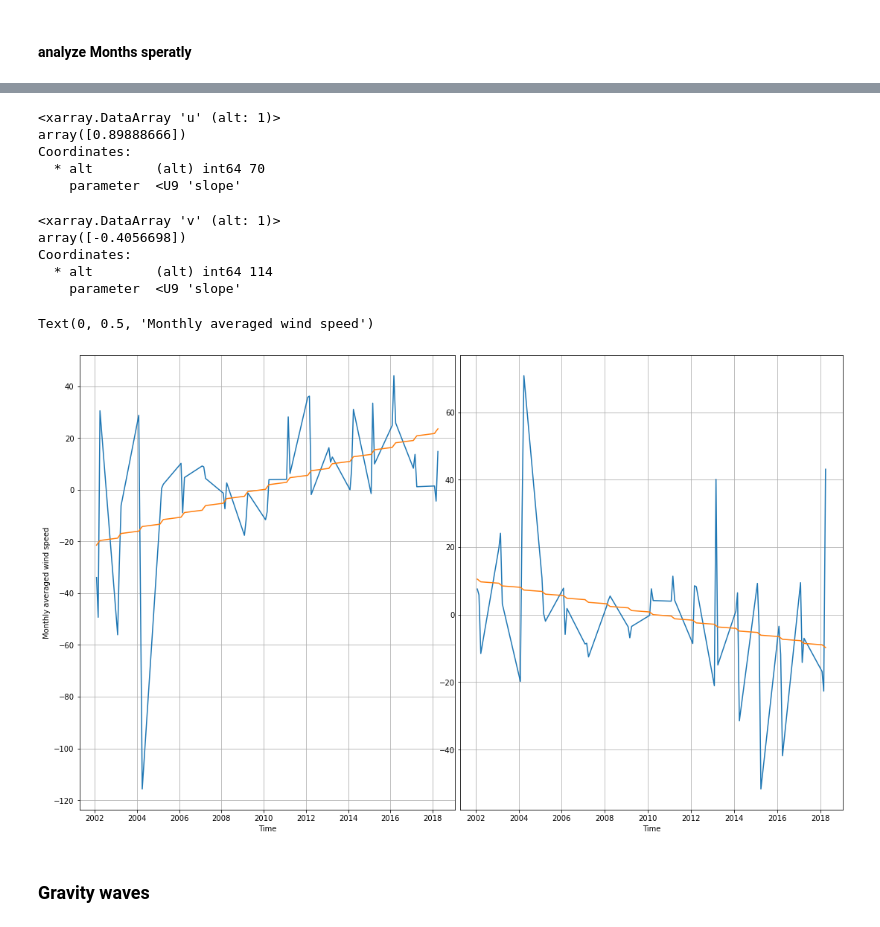
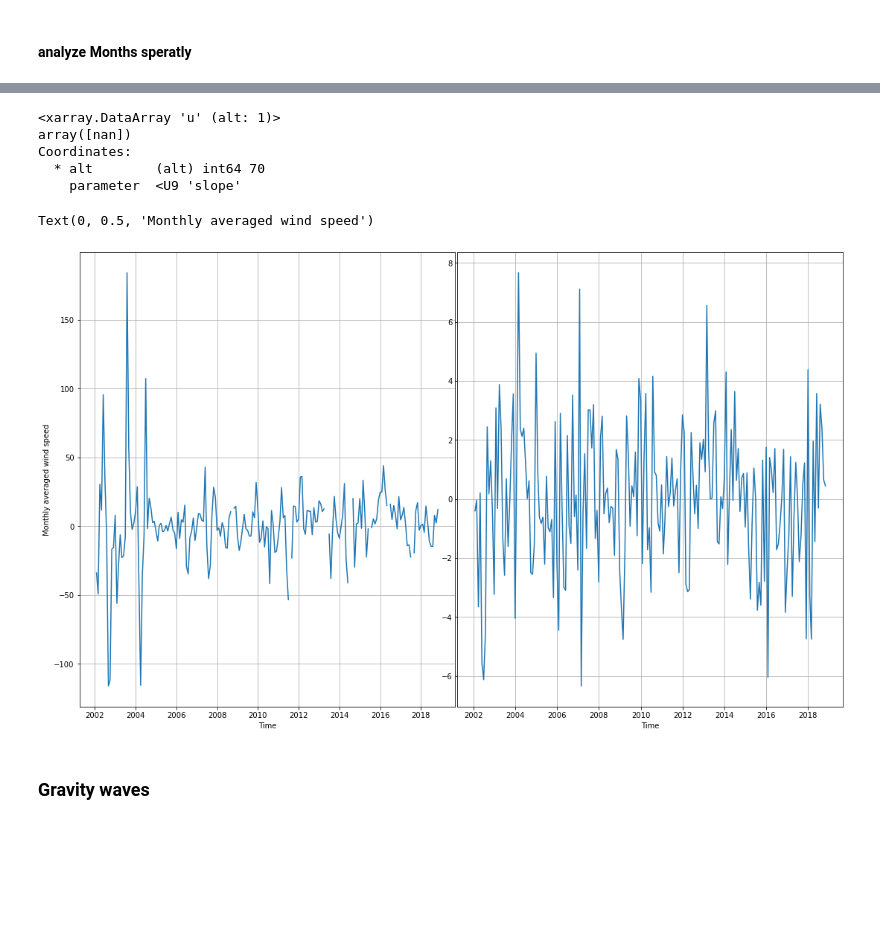
Before and after one commit to VACILT/trends_project, a Jupyter notebook: data_introduction_jason.ipynb, the cells around one changed output, grey strips where cells are left out. Saved outputs shown, nothing was run; the diff lists cells and outputs as text; code cells hidden in the pictures; blank space fills up the shorter version.

```diff
--- a/data_introduction_jason.ipynb
+++ b/data_introduction_jason.ipynb
@@ -484,7 +484,7 @@ Text(0, 0.5, 'Slope')
 #### analyze Months speratly
 # %%
 #Analyse Months seperatly
-s = 10
+s = 1
 e = 12
 u_cma_examon = u_cma_monthly_ano.sel(time=is_mon(u_cma_monthly_ano['time.month'],s,e))
 v_cma_examon = v_cma_monthly_ano.sel(time=is_mon(v_cma_monthly_ano['time.month'],s,e))
@@ -522,43 +525,38 @@ fig = plt.figure(constrained_layout=True,figsize = [15,9])
 z = 70
 m = (u_statistics.sel(parameter='slope',alt=[z]))
 print(m)
 n = (u_statistics.sel(parameter='intercept',alt=[z]))
 reg = [m*i+n for i in x]
 
 windsel=u_cma_examon.sel(alt = [z], method = 'nearest')
 ax1 = fig.add_subplot(121)
 ax1.plot(u_cma_examon.time,windsel)
 ax1.plot(u_cma_examon.time,reg)
 
 ax1.grid()
 
-z = 114
+z = 90
 m = (v_statistics.sel(parameter='slope',alt=[z]))
-print(m)
+
 n = (v_statistics.sel(parameter='intercept',alt=[z]))
 reg = [m*i+n for i in x]
 windsel=v_cma_examon.sel(alt = [z], method = 'nearest')
 ax2 = fig.add_subplot(122)
 ax2.plot(v_cma_examon.time,windsel)
 ax2.plot(u_cma_examon.time,reg)
 ax2.grid()
 
 ax1.set_xlabel('Time')
 ax2.set_xlabel('Time')
 ax1.set_ylabel('Monthly averaged wind speed')
 # %% [output]
 <xarray.DataArray 'u' (alt: 1)>
-array([0.89888666])
+array([nan])
 Coordinates:
   * alt        (alt) int64 70
     parameter  <U9 'slope'
-<xarray.DataArray 'v' (alt: 1)>
-array([-0.4056698])
-Coordinates:
-  * alt        (alt) int64 114
-    parameter  <U9 'slope'
+Text(0, 0.5, 'Monthly averaged wind speed')
-Text(0, 0.5, 'Monthly averaged wind speed')
-[figure, old version]
+[figure, new version]
 # %% [markdown]
 ### Gravity waves
 # %% [raw]
```
Also changed, not shown: parts of 7 cells of this notebook.
